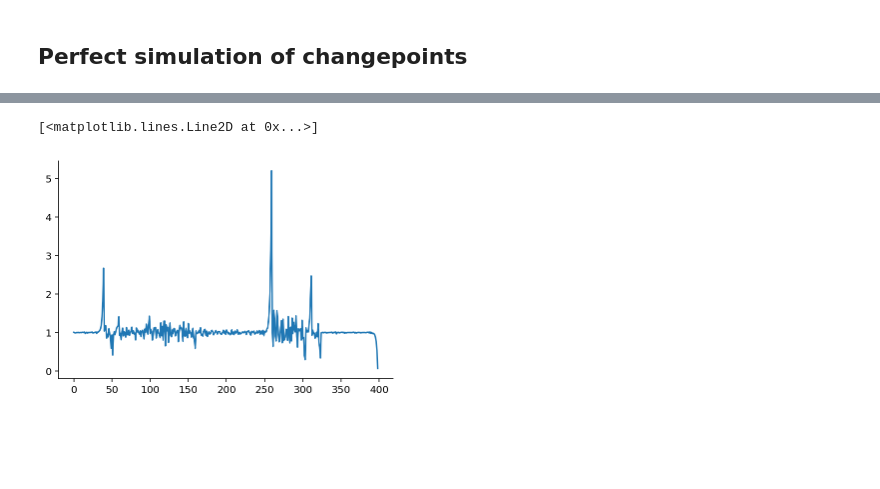
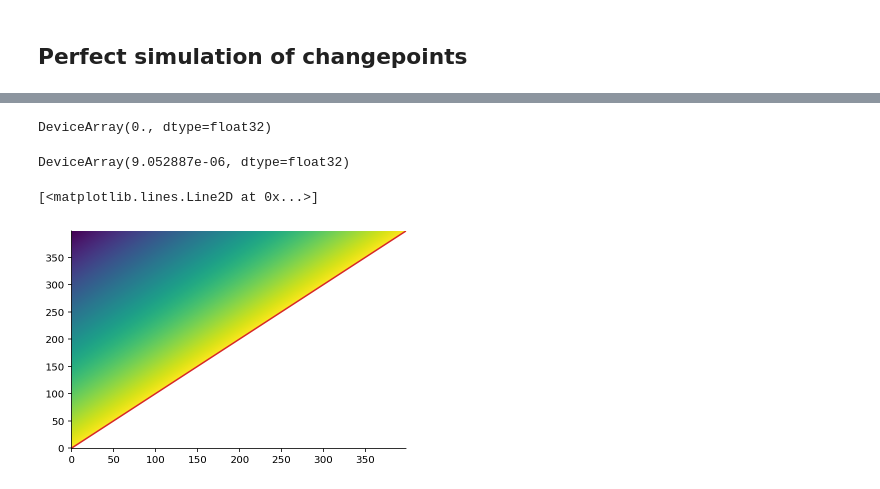
Before and after one commit to gerdm/misc, a Jupyter notebook: 2022-04/exact-bayesian-inference-changepoint.ipynb, the cells around one changed output, grey strips where cells are left out. Drawn from its saved outputs; the diff is of its cells as text; code cells hidden in the pictures; blank space fills up the shorter version.

Commit message:
202204-feat: exact-bayesian-inference-changepoint

```diff
--- a/2022-04/exact-bayesian-inference-changepoint.ipynb
+++ b/2022-04/exact-bayesian-inference-changepoint.ipynb
@@ -202,10 +210,2 @@ plt.plot(log_Q_values)
 # %% [markdown]
 ## Perfect simulation of changepoints
-# %%
-def log_posterior_changepoint(tau, tau_prev=0):
-    log_prob = (log_prob_segment(y_obs, tau_prev + 1, tau) + log_Q_values[tau] +
-                log_pmf_changepoint(tau - tau_prev, p) - log_Q_values[tau_prev])
-    return log_prob  + jnp.nan * (tau <= tau_prev)
-
-log_posterior_changepoint = jax.vmap(log_posterior_changepoint, in_axes=(0, None))
-log_posterior_changepoint = jax.vmap(log_posterior_changepoint, in_axes=(None, 0))
@@ -222,6 +211,0 @@ plt.plot(log_pred_argmax, c="tab:red")
-# %%
-# Check whether all proabbilities sum to one
-plt.plot(jnp.nansum(jnp.exp(log_pred), axis=1))
-# %% [output]
-[<matplotlib.lines.Line2D at 0x...>]
-[figure, removed]
@@ -227,0 +220,24 @@ plt.plot(jnp.nansum(jnp.exp(log_pred), axis=1))
+# %%
+log_pred = log_posterior_changepoint(timesteps_eval, 400)
+jnp.nansum(jnp.exp(log_pred))
+# %% [output]
+DeviceArray(0., dtype=float32)
+# %%
+log_prob_changepoints = log_pmf_changepoint(timesteps[:-1], p)
+log_p_no_changepoint = (log_prob_segment(y_obs, 1, T) +
+                        log_survival_changepoint(log_prob_changepoints) -
+                        log_Q_values[1])
+# Probability of no further changepoint
+jnp.exp(log_p_no_changepoint)
+# %% [output]
+DeviceArray(9.052887e-06, dtype=float32)
+# %%
+timesteps_eval = timesteps[:-1]
+log_pred = log_posterior_changepoint(timesteps_eval, timesteps_eval - 1)
+log_pred_argmax = jnp.nanargmax(log_pred, axis=1)
+
+plt.imshow(jnp.rot90(log_pred, k=3)[:, ::-1], origin="lower", aspect="auto", cmap="viridis")
+plt.plot(log_pred_argmax, c="tab:red")
+# %% [output]
+[<matplotlib.lines.Line2D at 0x...>]
+[figure, added]
```
Also changed, not shown: parts of 13 cells of this notebook.
